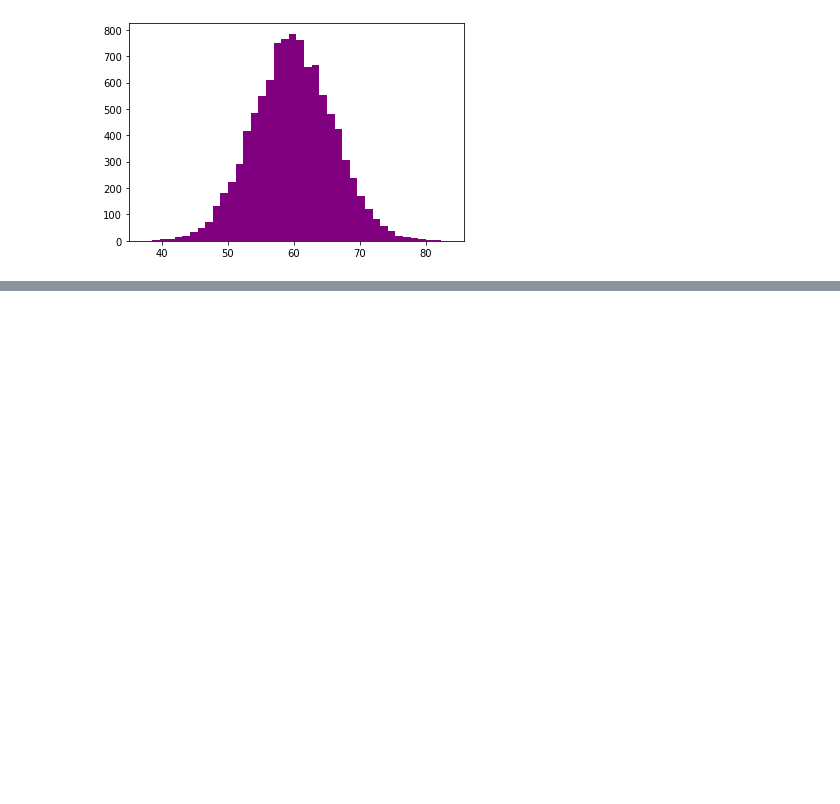
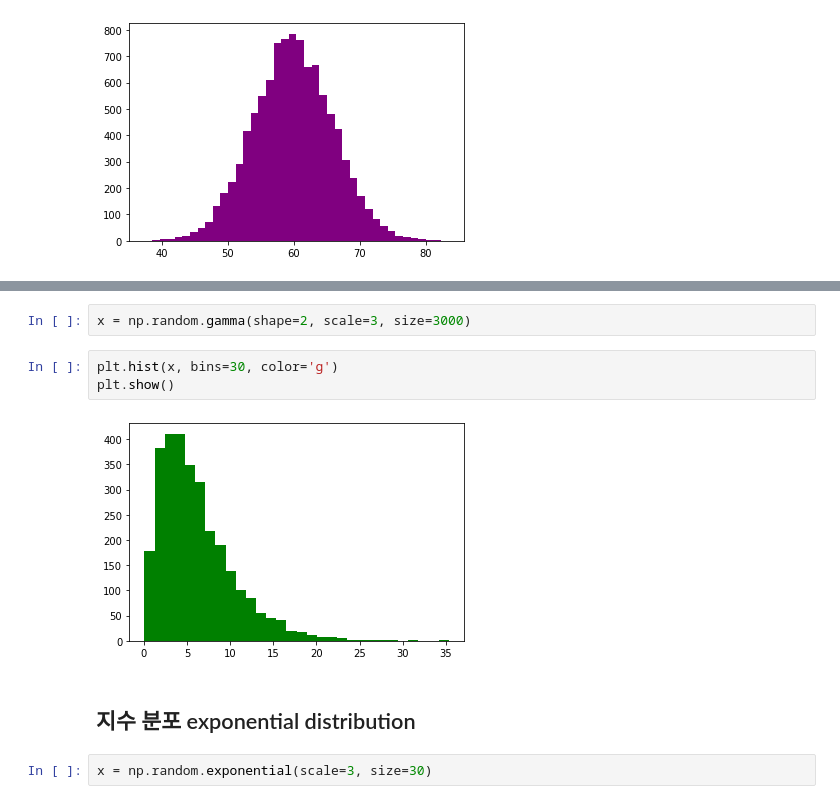
Before and after one commit to hotsun1508/DataAnalytics, a Jupyter notebook: Statistics/03_확률분포.ipynb, the cells around one changed output, grey strips where cells are left out. Cells and saved outputs as stored; diff of their text form; blank space fills up the shorter version.

```diff
--- a/Statistics/03_확률분포.ipynb
+++ b/Statistics/03_확률분포.ipynb
@@ -86,0 +96,11 @@ plt.show()
+# %%
+x = np.random.gamma(shape=2, scale=3, size=3000)
+# %%
+plt.hist(x, bins=30, color='g')
+plt.show()
+# %% [output]
+[figure, added]
+# %% [markdown]
+## 지수 분포 exponential distribution
+# %%
+x = np.random.exponential(scale=3, size=30)
```
Also changed, not shown: parts of 18 cells of this notebook, 2 other files.
